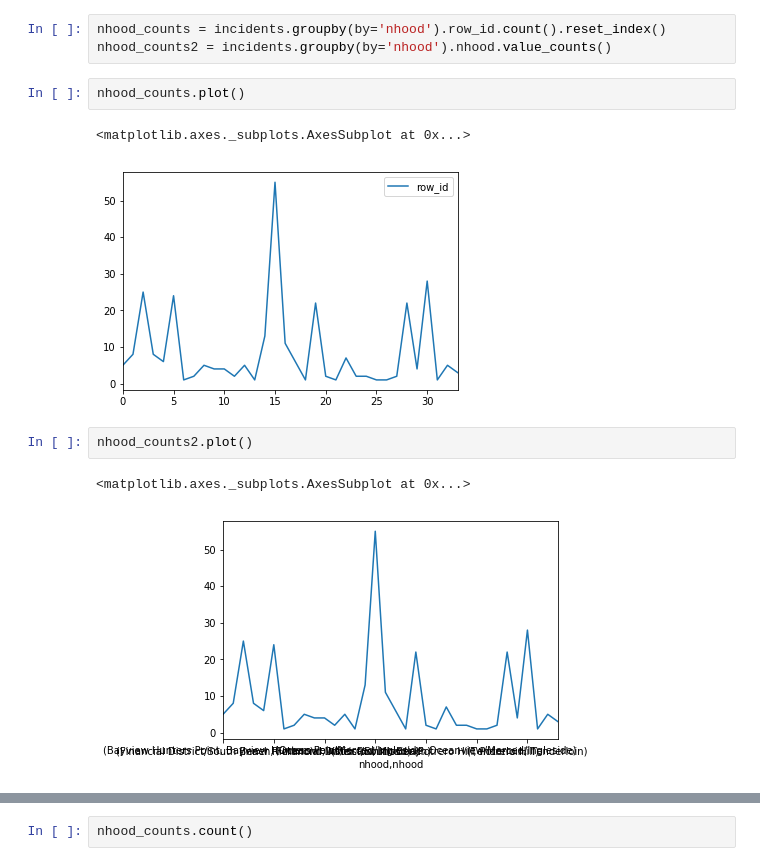
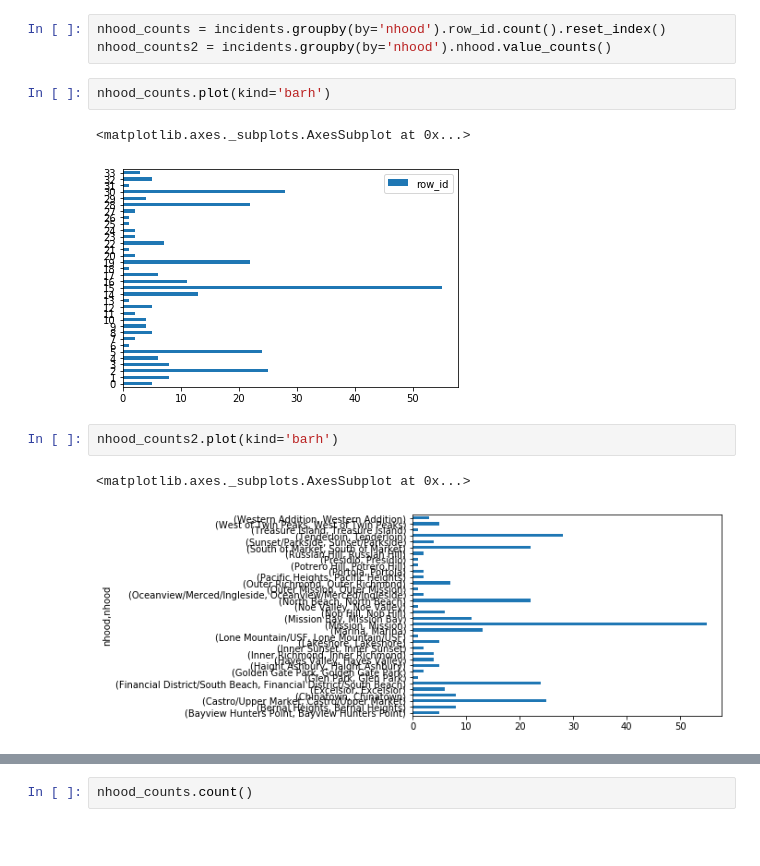
Before and after one commit to stanfordjournalism/stanford-progj-2020, a Jupyter notebook: code/sfgov/sfpd-geo-demo.ipynb, the cells around one changed output, grey strips where cells are left out. Cells and saved outputs as stored; diff of their text form; blank space fills up the shorter version.

```diff
--- a/code/sfgov/sfpd-geo-demo.ipynb
+++ b/code/sfgov/sfpd-geo-demo.ipynb
@@ -51,15 +72,15 @@ incidents = incidents.rename(index=str, columns={'analysis_neighborhood': 'nhood
 nhood_counts = incidents.groupby(by='nhood').row_id.count().reset_index()
 nhood_counts2 = incidents.groupby(by='nhood').nhood.value_counts()
 # %%
-nhood_counts.plot()
+nhood_counts.plot(kind='barh')
 # %% [output]
 <matplotlib.axes._subplots.AxesSubplot at 0x...>
-[figure, old version]
+[figure, new version]
 # %%
-nhood_counts2.plot()
+nhood_counts2.plot(kind='barh')
 # %% [output]
 <matplotlib.axes._subplots.AxesSubplot at 0x...>
-[figure, old version]
+[figure, new version]
 # %%
 nhood_counts.head()
 # %% [output]
```
Also changed, not shown: parts of 15 cells of this notebook.
